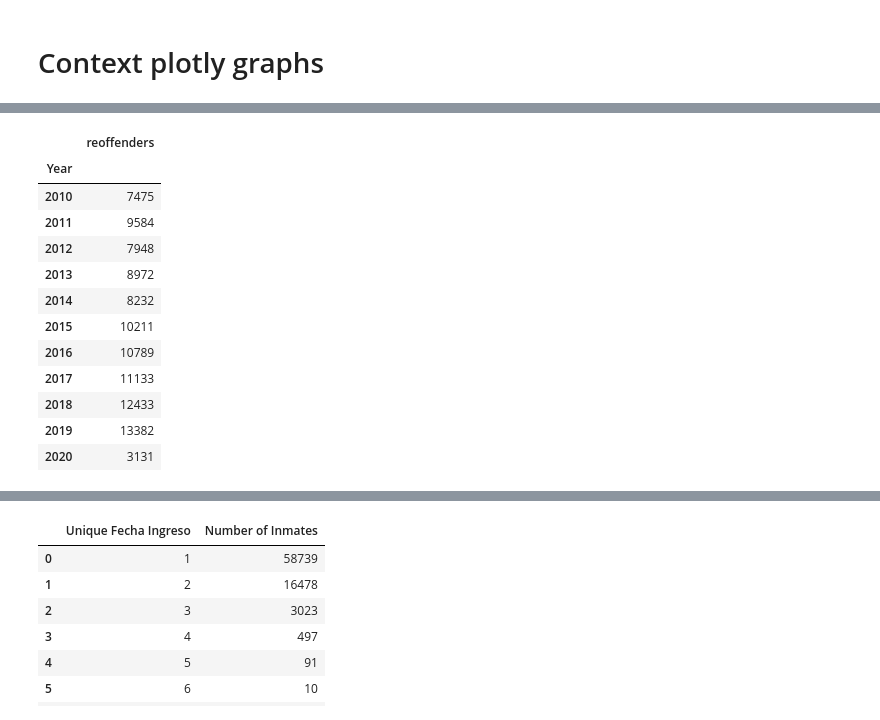
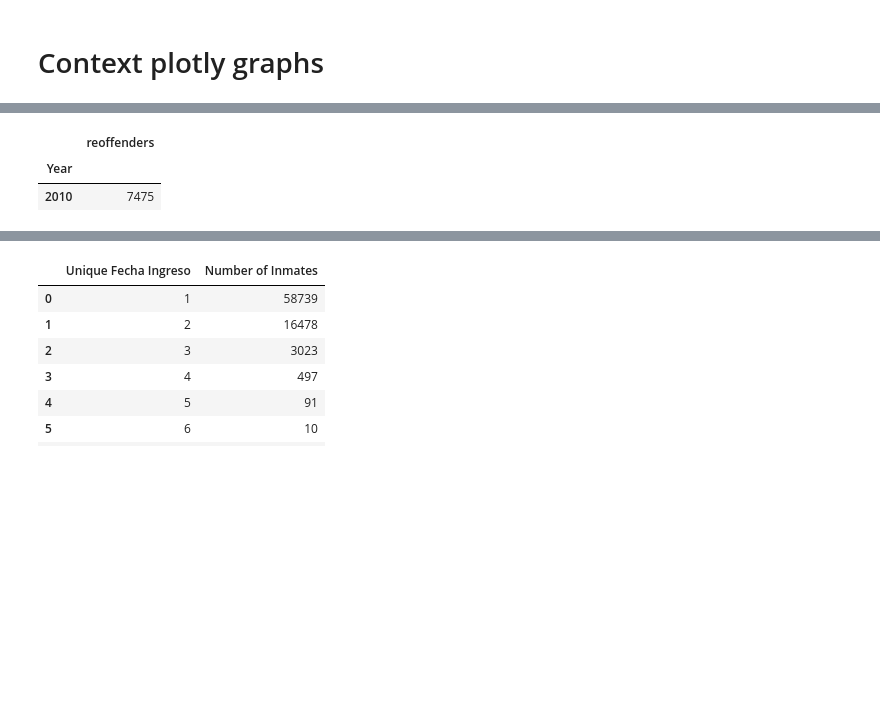
Before and after one commit to dehoyosb/MinJusticia_team77_DS4A_Project, a Jupyter notebook: Presentation_graphs.ipynb, the cells around one changed output, grey strips where cells are left out. Cells and saved outputs as stored; diff of their text form; code cells hidden in the pictures; blank space fills up the shorter version.

```diff
--- a/Presentation_graphs.ipynb
+++ b/Presentation_graphs.ipynb
@@ -51,29 +30,19 @@ context
 # %%
 people = inmate.groupby(['INTERNOEN','FECHA_INGRESO']).count().reset_index()
 people.FECHA_INGRESO = pd.to_datetime(people.FECHA_INGRESO)
 people['Year'] = people.FECHA_INGRESO.dt.year
 people = people[['INTERNOEN','FECHA_INGRESO','ESTADO','Year']]
 people.columns = ['INTERNOEN','FECHA_INGRESO','reoffenders','Year']
 #people.reset_index(inplace=True)
 people.shape
 people = people.groupby('Year').count()
 people = people['reoffenders']
 people = people.to_frame()
-people
+people.head(1)
 # %% [output]
 |  | reoffenders |
 | Year |  |
 | 2010 | 7475 |
-| 2011 | 9584 |
-| 2012 | 7948 |
-| 2013 | 8972 |
-| 2014 | 8232 |
-| 2015 | 10211 |
-| 2016 | 10789 |
-| 2017 | 11133 |
-| 2018 | 12433 |
-| 2019 | 13382 |
-| 2020 | 3131 |
 # %%
 df_merge = pd.merge(context,people, how='left',on ='Year')
 df_merge.set_index('Year',inplace=True)
```
Also changed, not shown: parts of 13 cells of this notebook.
